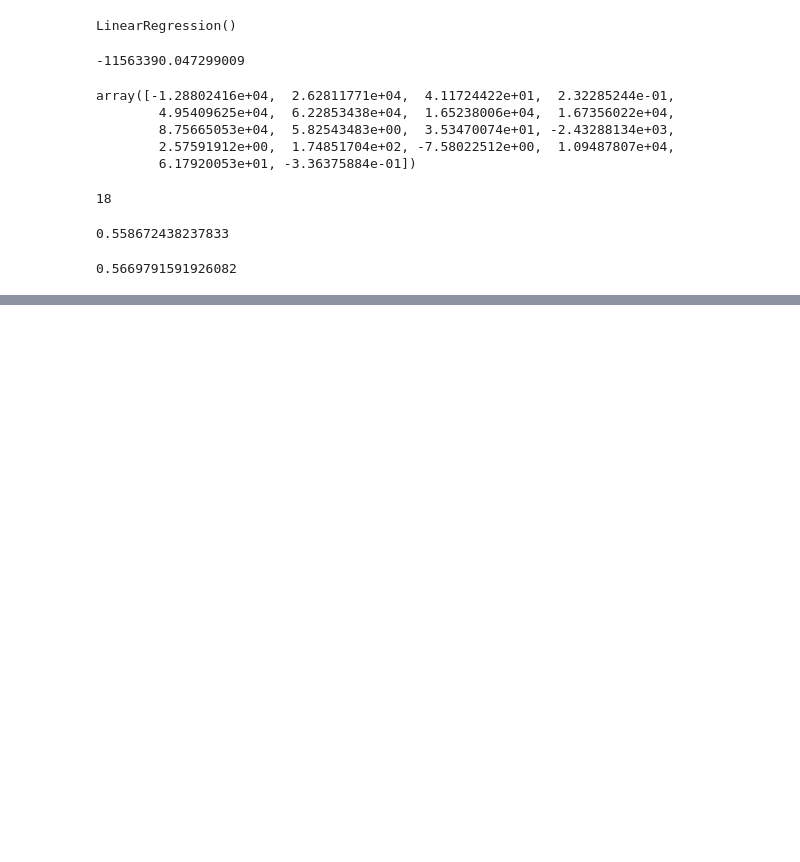
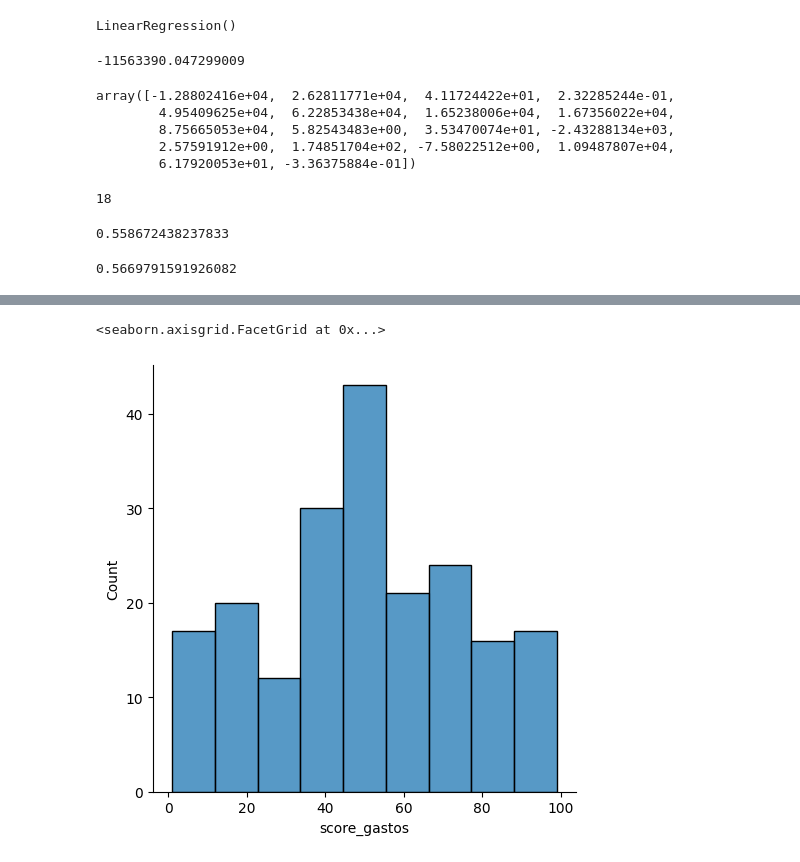
Before and after one commit to Cesarpipe31/Alura_Python_DS_04_Scikit_Learn_Publicar, a Jupyter notebook: Alura_Python_DS_Scikit_Learn.ipynb, the cells around one changed output, grey strips where cells are left out. Cells and saved outputs as stored; diff of their text form; code cells hidden in the pictures; blank space fills up the shorter version.

```diff
--- a/Alura_Python_DS_Scikit_Learn.ipynb
+++ b/Alura_Python_DS_Scikit_Learn.ipynb
@@ -501,0 +558,5 @@ rlm.score(x_test, y_test)
+# %%
+sns.displot(x['score_gastos'])
+# %% [output]
+<seaborn.axisgrid.FacetGrid at 0x...>
+[figure, added]
```
Also changed, not shown: parts of 18 cells of this notebook.
